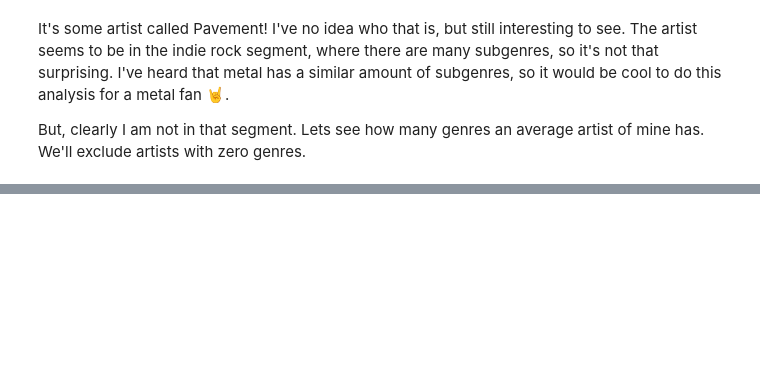
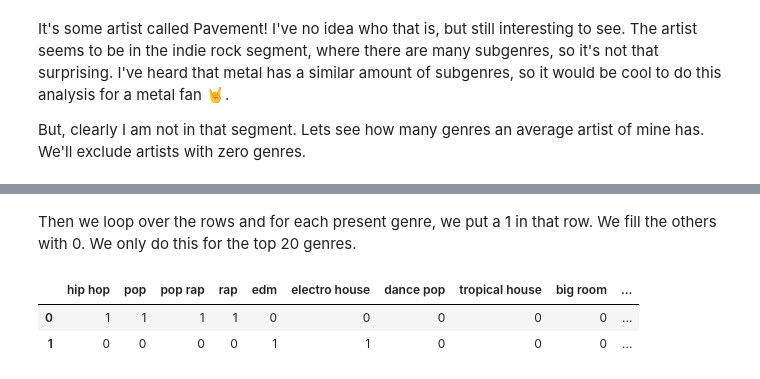
Before and after one commit to Baukebrenninkmeijer/personal-homepage, a Jupyter notebook: _notebooks/2020-07-31-spotify-listening-history-analysis-part-1.ipynb, the cells around one changed output, grey strips where cells are left out. Saved outputs shown, nothing was run; the diff lists cells and outputs as text; code cells hidden in the pictures; blank space fills up the shorter version.

Commit message:
Add notebook and images. Update blogpost config of hopsitality industry

```diff
--- a/_notebooks/2020-07-31-spotify-listening-history-analysis-part-1.ipynb
+++ b/_notebooks/2020-07-31-spotify-listening-history-analysis-part-1.ipynb
@@ -396,3 +352,0 @@ monthly_sum = df.groupby(['year', 'month']).size().reset_index().rename(columns=
-# %%
-for i, row in monthly_sum.iterrows():
-    counts_per_genre_per_month.loc[(counts_per_genre_per_month.year == row.year) & (counts_per_genre_per_month.month == row.month), top_genres_5] = counts_per_genre_per_month.loc[(counts_per_genre_per_month.year == row.year) & (counts_per_genre_per_month.month == row.month), top_genres_5] / row['count']
@@ -533,18 +352,0 @@ print(len(track_ids))
-# %%
-track_features = []
-import math
-for i in tqdm_notebook(range(0, len(track_ids))):
-    if track_ids[i] == '':
-        track_features_temp = None
-    if isinstance(track_ids[i], float):
-        if math.isnan(track_ids[i]):
-            print('isnan')
-            track_features_temp = None
-    else:
-        try:
-            track_features_temp = spotify.audio_features(track_ids[i])
-        except Exception as e:
-            print(e)
-            print(track_ids[i])
-    track_features += track_features_temp if track_features_temp else [None]
-print(len(track_features))
@@ -670,0 +378,8 @@ plt.show()
+# %%
+top_genres = (
+    genres_df.apply(pd.Series.value_counts)
+    .apply(np.sum, axis=1)
+    .sort_values(ascending=False)
+    .reset_index()
+    .rename(columns={'index': 'genre', 0: 'count'})
+)
@@ -670,0 +399,21 @@ plt.show()
+# %%
+#hide
+top_genres_10 = top_genres[:10].genre.values
+top_genres_20 = top_genres[:20].genre.values
+# %% [markdown]
+Then we loop over the rows and for each present genre, we put a 1 in that row. We fill the others with 0. We only do this for the top 20 genres.
+# %%
+rows = []
+for i, row in comb.loc[:, [str(x) for x in range(21)]].iterrows():
+    new_row = {}
+    for value in row.values:
+        if value in top_genres_20:
+            new_row[value] = 1
+    rows.append(new_row)
+genre_presence = pd.DataFrame(rows)
+genre_presence = genre_presence.fillna(0).astype(int)
+genre_presence.head(2)
+# %% [output]
+|  | hip hop | pop | pop rap | rap | edm | electro house | dance pop | tropical house | big room | ... |
+| 0 | 1 | 1 | 1 | 1 | 0 | 0 | 0 | 0 | 0 | ... |
+| 1 | 0 | 0 | 0 | 0 | 1 | 1 | 0 | 0 | 0 | ... |
```
Also changed, not shown: parts of 110 cells of this notebook, 4 other files.
